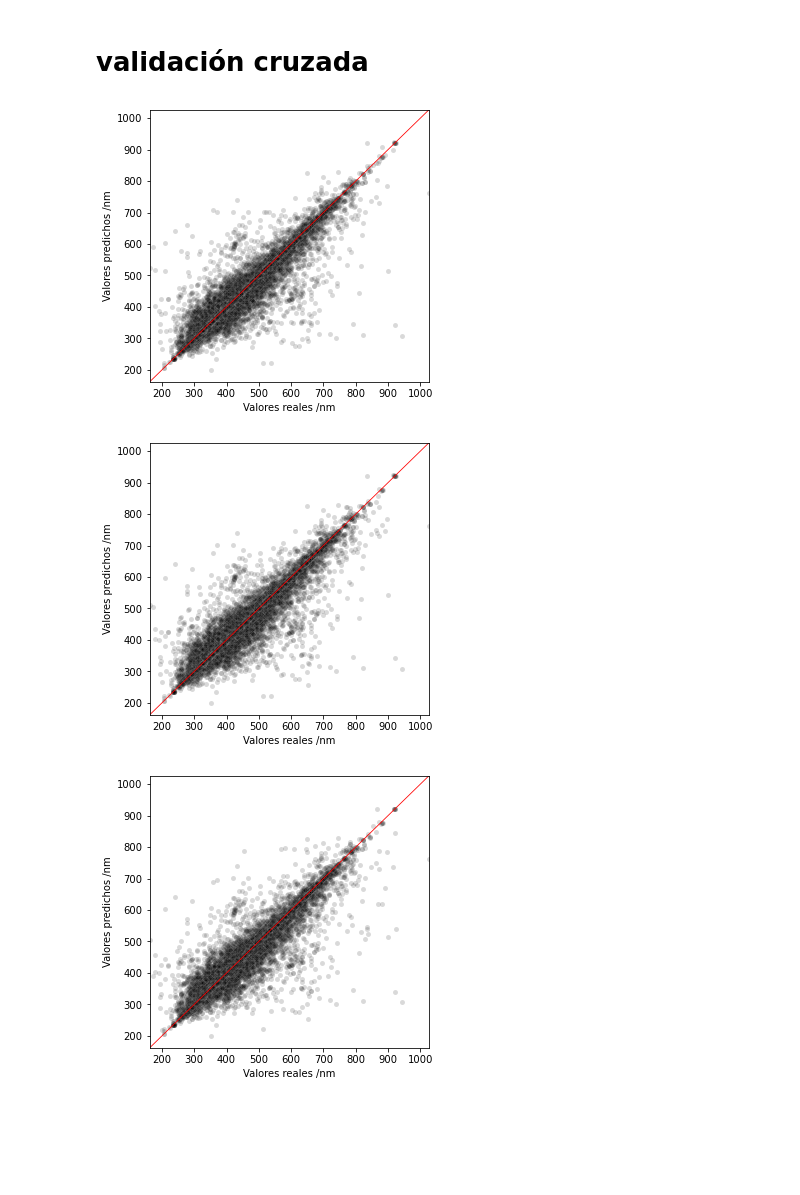
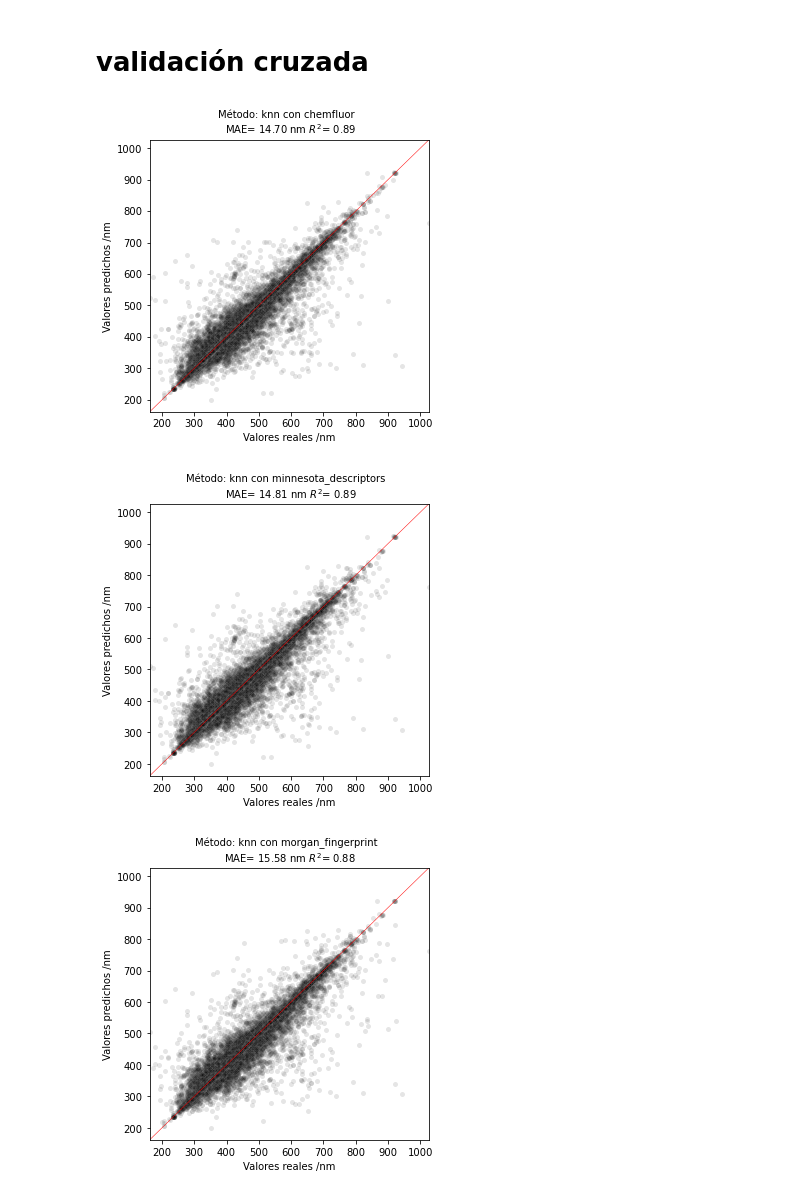
Before and after one commit to xavi-diaz/TFG, a Jupyter notebook: Figuras.ipynb, the cells around one changed output. Cells and saved outputs as stored; diff of their text form; code cells hidden in the pictures; blank space fills up the shorter version.

Commit message:
figuras cv knn y xgb

```diff
--- a/Figuras.ipynb
+++ b/Figuras.ipynb
@@ -221,24 +221,28 @@ plt.savefig('/home/xavi/Escritorio/midirectorio/figuras/ATTO425_PBS_abs.svg', bb
 # %%
 for division in ['random', 'scaffold']:
     for metodo in ['knn', 'xgb']:
         for solv_representation  in ['chemfluor', 'minnesota_descriptors', 'morgan_fingerprint']:
 
             df = pd.read_csv(f'Resultados/CV/{division}/{metodo}_{solv_representation}.csv')
 
             x = df['real']
             y = df['predicho']
+            mae = mean_absolute_error(x, y)
+            r2 = r2_score(x, y)
+
 
             plt.figure(figsize=(5, 5))
-            sns.scatterplot(x=x, y=y, marker = 'o', s = 25, edgecolors = 'None' , alpha = 0.15, color = 'k')
+            sns.scatterplot(x=x, y=y, marker = 'o', s = 25, alpha = 0.1, color = 'k')
             plt.xlabel("Valores reales /nm")
             plt.ylabel("Valores predichos /nm")
 
+            plt.title(f'Método: {metodo} con {solv_representation}  \n MAE= {mae:.2f} nm $R^2$= {r2:.2f} ', fontsize=10)
             # Se ponen los límites de los ejes superiores e inferiores como el máximo y mínimo
             (inf, sup) = plt.xlim(min(y.min(), x.min()), max(y.max(), x.max()))
             plt.ylim(inf, sup)
-            plt.plot([inf, sup], [inf, sup], color='r', linestyle='-', linewidth = 0.8)
-            plt.savefig(f'figuras/CV/{division}/{metodo}_{solv_representation}.pdf', bbox_inches='tight')
+            plt.plot([inf, sup], [inf, sup], color='r', linestyle='-', linewidth = 0.5)
+            plt.savefig(f'figuras/CV/{division}/{metodo}_{solv_representation}.png', bbox_inches='tight', dpi=500)
 # %% [output]
-[figure, old version]
+[figure, new version]
-[figure, old version]
+[figure, new version]
-[figure, old version]
+[figure, new version]
```
Also changed, not shown: parts of 1 cell of this notebook, 24 other files.
